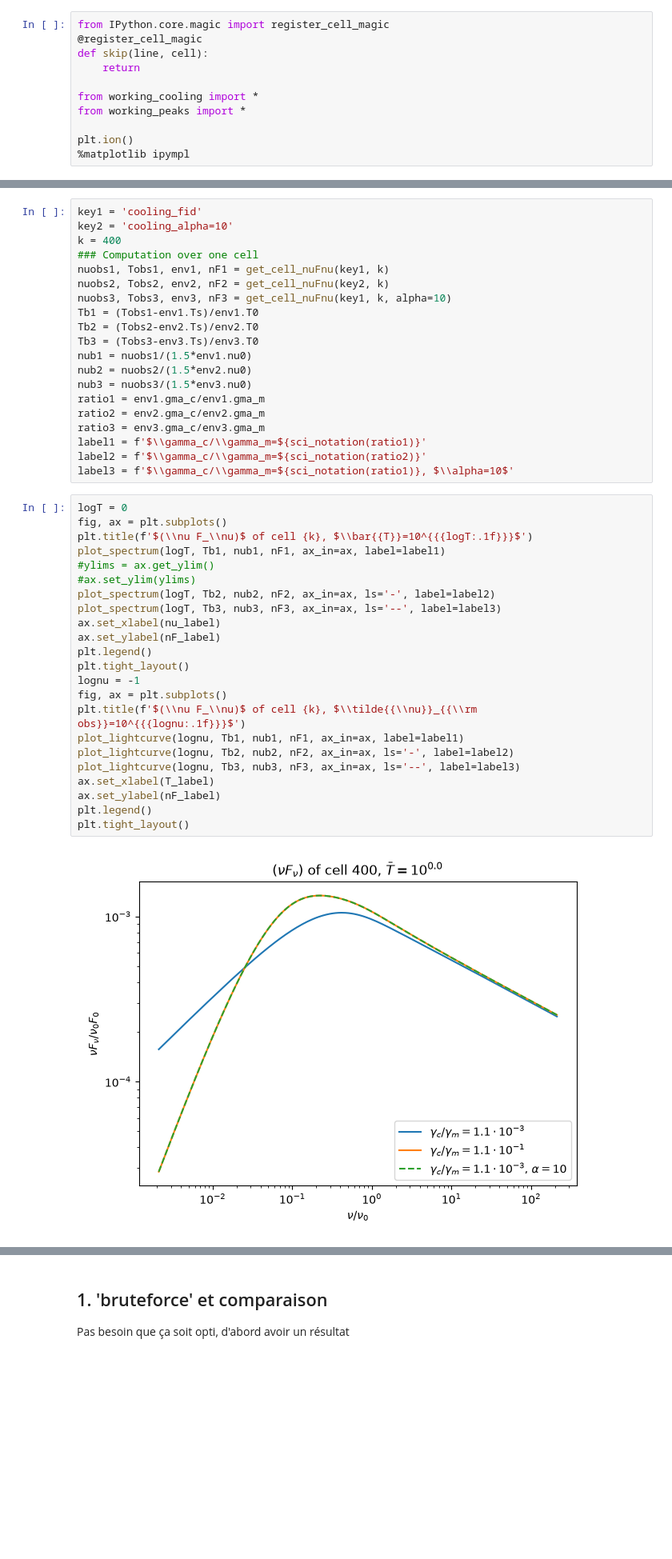
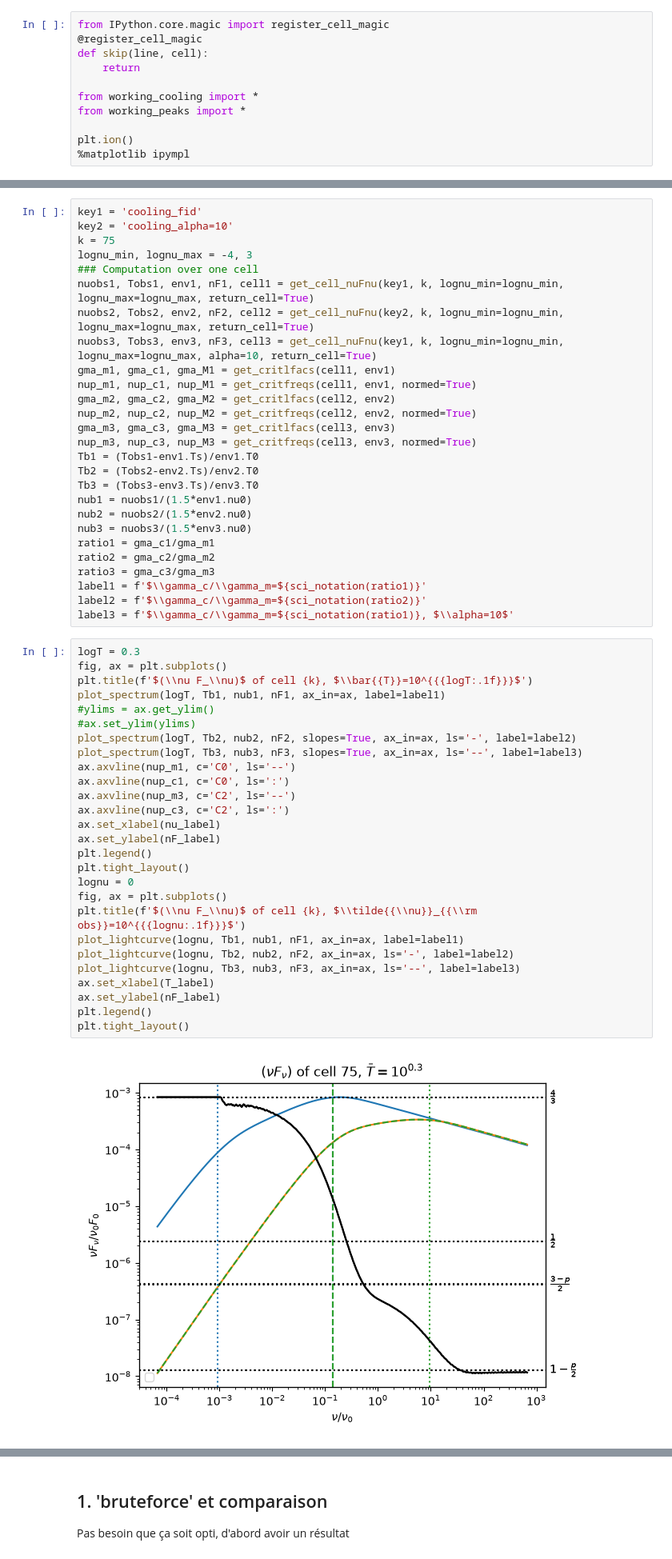
Before and after one commit to ACharletENSL/GAMMA_MWN, a Jupyter notebook: bin/Tools/project_v2/test_cooling.ipynb, the cells around one changed output, grey strips where cells are left out. Shown at 80% size. Drawn from its saved outputs; the diff is of its cells as text; blank space fills up the shorter version.

```diff
--- a/bin/Tools/project_v2/test_cooling.ipynb
+++ b/bin/Tools/project_v2/test_cooling.ipynb
@@ -26,45 +48,56 @@ rescaled gma_c/gma_m = 0.10541340569152645
 # %%
 key1 = 'cooling_fid'
 key2 = 'cooling_alpha=10'
-k = 400
+k = 75
+lognu_min, lognu_max = -4, 3
 ### Computation over one cell
-nuobs1, Tobs1, env1, nF1 = get_cell_nuFnu(key1, k)
-nuobs2, Tobs2, env2, nF2 = get_cell_nuFnu(key2, k)
-nuobs3, Tobs3, env3, nF3 = get_cell_nuFnu(key1, k, alpha=10)
+nuobs1, Tobs1, env1, nF1, cell1 = get_cell_nuFnu(key1, k, lognu_min=lognu_min, lognu_max=lognu_max, return_cell=True)
+nuobs2, Tobs2, env2, nF2, cell2 = get_cell_nuFnu(key2, k, lognu_min=lognu_min, lognu_max=lognu_max, return_cell=True)
+nuobs3, Tobs3, env3, nF3, cell3 = get_cell_nuFnu(key1, k, lognu_min=lognu_min, lognu_max=lognu_max, alpha=10, return_cell=True)
+gma_m1, gma_c1, gma_M1 = get_critlfacs(cell1, env1)
+nup_m1, nup_c1, nup_M1 = get_critfreqs(cell1, env1, normed=True)
+gma_m2, gma_c2, gma_M2 = get_critlfacs(cell2, env2)
+nup_m2, nup_c2, nup_M2 = get_critfreqs(cell2, env2, normed=True)
+gma_m3, gma_c3, gma_M3 = get_critlfacs(cell3, env3)
+nup_m3, nup_c3, nup_M3 = get_critfreqs(cell3, env3, normed=True)
 Tb1 = (Tobs1-env1.Ts)/env1.T0
 Tb2 = (Tobs2-env2.Ts)/env2.T0
 Tb3 = (Tobs3-env3.Ts)/env3.T0
 nub1 = nuobs1/(1.5*env1.nu0)
 nub2 = nuobs2/(1.5*env2.nu0)
 nub3 = nuobs3/(1.5*env3.nu0)
-ratio1 = env1.gma_c/env1.gma_m
-ratio2 = env2.gma_c/env2.gma_m
-ratio3 = env3.gma_c/env3.gma_m
+ratio1 = gma_c1/gma_m1
+ratio2 = gma_c2/gma_m2
+ratio3 = gma_c3/gma_m3
 label1 = f'$\\gamma_c/\\gamma_m=${sci_notation(ratio1)}'
 label2 = f'$\\gamma_c/\\gamma_m=${sci_notation(ratio2)}'
 label3 = f'$\\gamma_c/\\gamma_m=${sci_notation(ratio1)}, $\\alpha=10$'
 # %%
-logT = 0
+logT = 0.3
 fig, ax = plt.subplots()
 plt.title(f'$(\\nu F_\\nu)$ of cell {k}, $\\bar{{T}}=10^{{{logT:.1f}}}$')
 plot_spectrum(logT, Tb1, nub1, nF1, ax_in=ax, label=label1)
 #ylims = ax.get_ylim()
 #ax.set_ylim(ylims)
-plot_spectrum(logT, Tb2, nub2, nF2, ax_in=ax, ls='-', label=label2)
-plot_spectrum(logT, Tb3, nub3, nF3, ax_in=ax, ls='--', label=label3)
+plot_spectrum(logT, Tb2, nub2, nF2, slopes=True, ax_in=ax, ls='-', label=label2)
+plot_spectrum(logT, Tb3, nub3, nF3, slopes=True, ax_in=ax, ls='--', label=label3)
+ax.axvline(nup_m1, c='C0', ls='--')
+ax.axvline(nup_c1, c='C0', ls=':')
+ax.axvline(nup_m3, c='C2', ls='--')
+ax.axvline(nup_c3, c='C2', ls=':')
 ax.set_xlabel(nu_label)
 ax.set_ylabel(nF_label)
 plt.legend()
 plt.tight_layout()
-lognu = -1
+lognu = 0
 fig, ax = plt.subplots()
 plt.title(f'$(\\nu F_\\nu)$ of cell {k}, $\\tilde{{\\nu}}_{{\\rm obs}}=10^{{{lognu:.1f}}}$')
 plot_lightcurve(lognu, Tb1, nub1, nF1, ax_in=ax, label=label1)
 plot_lightcurve(lognu, Tb2, nub2, nF2, ax_in=ax, ls='-', label=label2)
 plot_lightcurve(lognu, Tb3, nub3, nF3, ax_in=ax, ls='--', label=label3)
 ax.set_xlabel(T_label)
 ax.set_ylabel(nF_label)
 plt.legend()
 plt.tight_layout()
 # %% [output]
-[figure, old version]
+[figure, new version]
```
Also changed, not shown: parts of 15 cells of this notebook, 11 other files.
